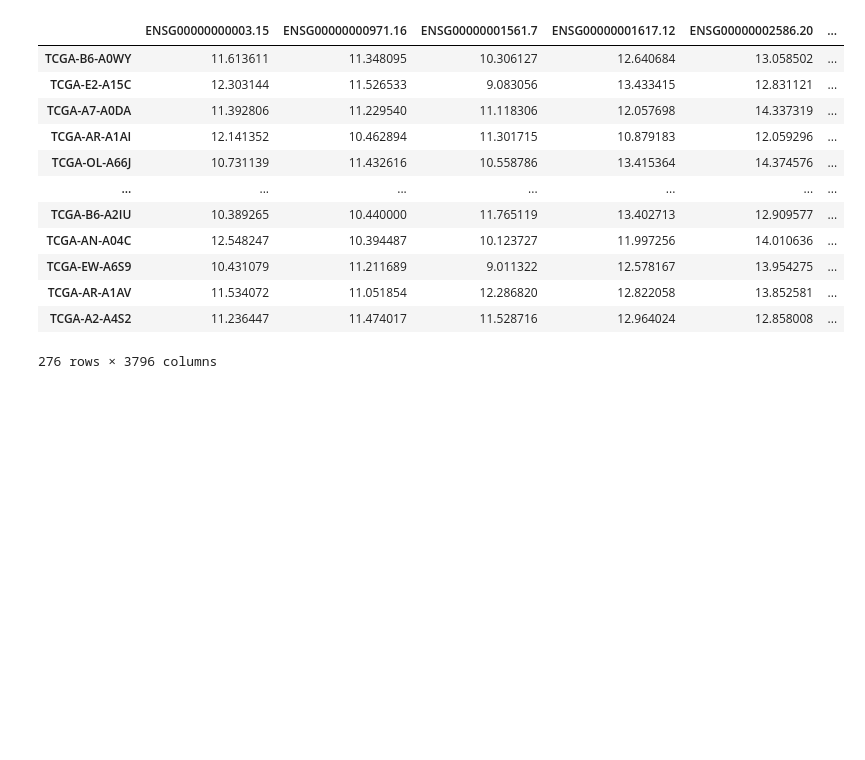
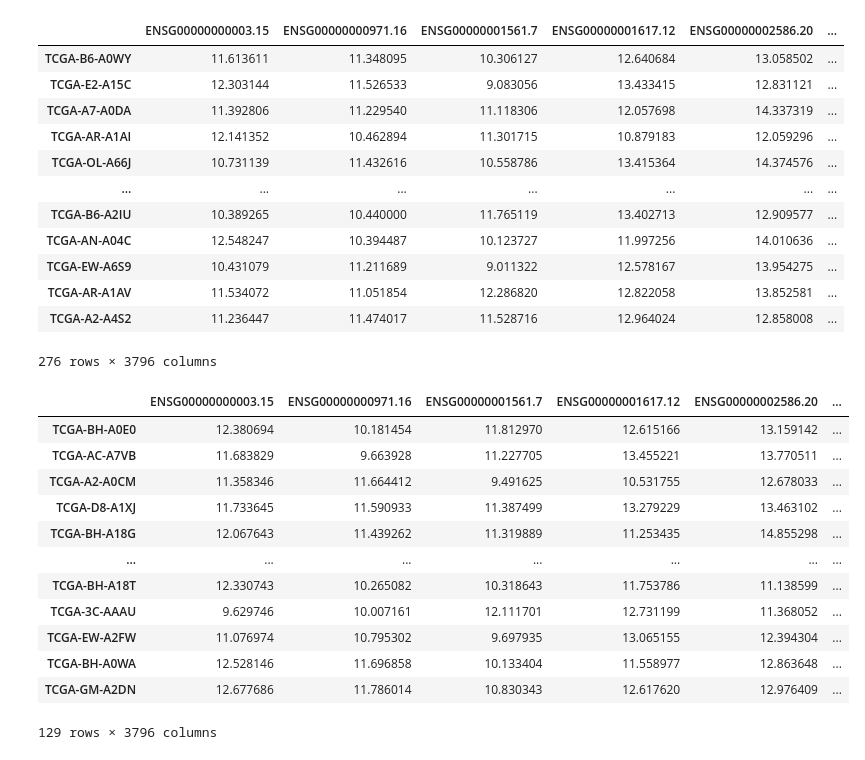
Before and after one commit to das2000sidd/TCGA-BRCA-multiomics-ML, a Jupyter notebook: Notebooks/Fit_DL_models_TCGA_data.ipynb, the cells around one changed output. Saved outputs shown, nothing was run; the diff lists cells and outputs as text; code cells hidden in the pictures; blank space fills up the shorter version.

```diff
--- a/Notebooks/Fit_DL_models_TCGA_data.ipynb
+++ b/Notebooks/Fit_DL_models_TCGA_data.ipynb
@@ -4545,0 +4564,16 @@ X_test.index.to_series().to_csv("Test_samples_IDs.csv", index=False, header=Fals
+# %%
+X_val
+# %% [output]
+|  | ENSG00000000003.15 | ENSG00000000971.16 | ENSG00000001561.7 | ENSG00000001617.12 | ENSG00000002586.20 | ... |
+| TCGA-BH-A0E0 | 12.380694 | 10.181454 | 11.812970 | 12.615166 | 13.159142 | ... |
+| TCGA-AC-A7VB | 11.683829 | 9.663928 | 11.227705 | 13.455221 | 13.770511 | ... |
+| TCGA-A2-A0CM | 11.358346 | 11.664412 | 9.491625 | 10.531755 | 12.678033 | ... |
+| TCGA-D8-A1XJ | 11.733645 | 11.590933 | 11.387499 | 13.279229 | 13.463102 | ... |
+| TCGA-BH-A18G | 12.067643 | 11.439262 | 11.319889 | 11.253435 | 14.855298 | ... |
+| ... | ... | ... | ... | ... | ... | ... |
+| TCGA-BH-A18T | 12.330743 | 10.265082 | 10.318643 | 11.753786 | 11.138599 | ... |
+| TCGA-3C-AAAU | 9.629746 | 10.007161 | 12.111701 | 12.731199 | 11.368052 | ... |
+| TCGA-EW-A2FW | 11.076974 | 10.795302 | 9.697935 | 13.065155 | 12.394304 | ... |
+| TCGA-BH-A0WA | 12.528146 | 11.696858 | 10.133404 | 11.558977 | 12.863648 | ... |
+| TCGA-GM-A2DN | 12.677686 | 11.786014 | 10.830343 | 12.617620 | 12.976409 | ... |
+129 rows × 3796 columns
```
Also changed, not shown: parts of 67 cells of this notebook.
